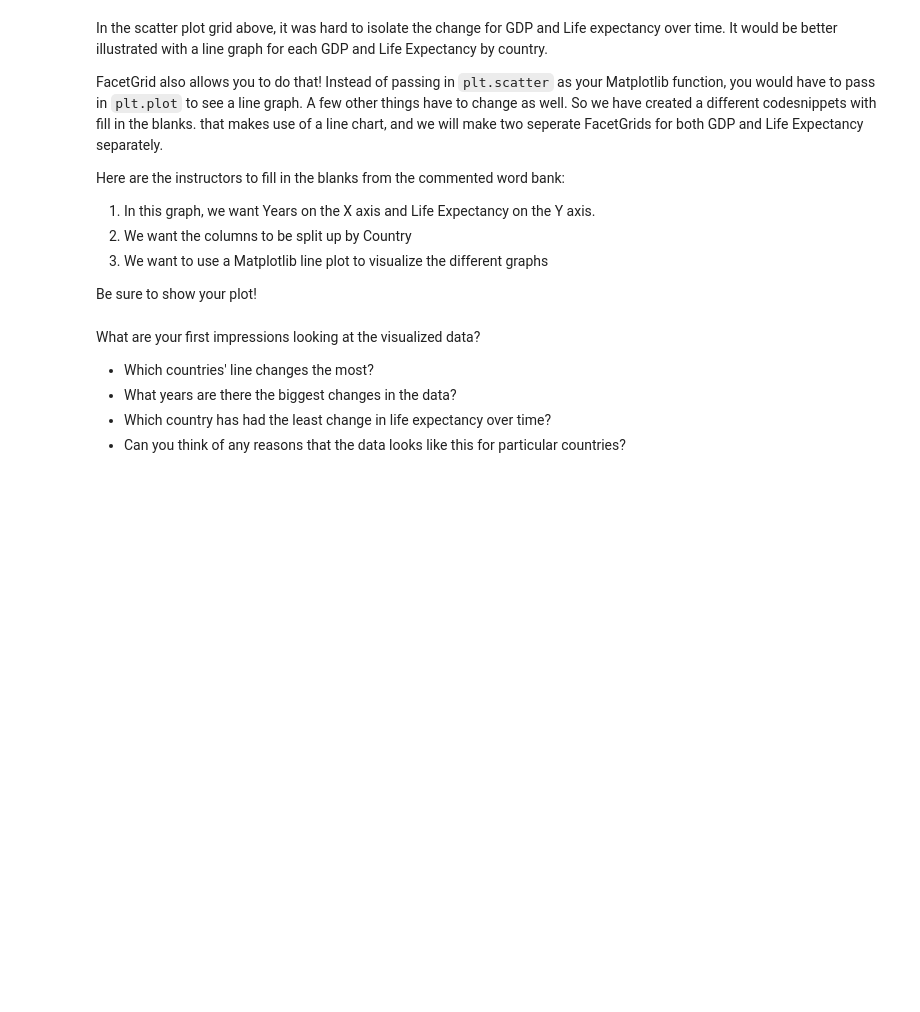
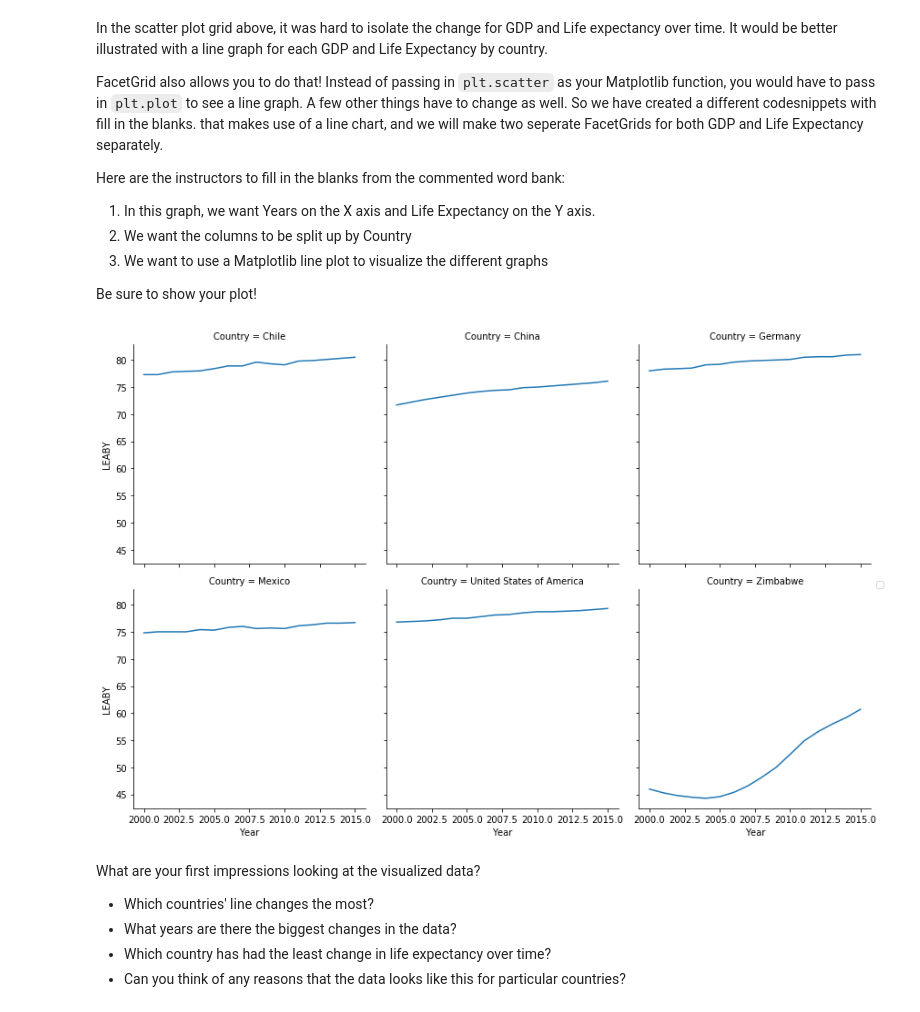
Before and after one commit to alwinruby/Life-Expectancy-and-GDP-Capstone, a Jupyter notebook: life_expectancy_gdp.ipynb, the cells around one changed output. Drawn from its saved outputs; the diff is of its cells as text; code cells hidden in the pictures; blank space fills up the shorter version.

Commit message:
Step 9 Line Plots for Life Expectancy

```diff
--- a/life_expectancy_gdp.ipynb
+++ b/life_expectancy_gdp.ipynb
@@ -276,14 +276,18 @@ Be sure to show your plot!
 # %%
 # WORDBANK:
 # plt.plot
 # "LEABY"
 # "Year"
 # "Country"
 
+# Uncomment the code below and fill in the blanks
+g3 = sns.FacetGrid(df, col="Country", col_wrap=3, size=4)
+g3 = (g3.map(plt.plot, "Year", "LEABY").add_legend())
 
-# Uncomment the code below and fill in the blanks
-# g3 = sns.FacetGrid(df, col="__________", col_wrap=3, size=4)
-# g3 = (g3.map(__plot___, "___x__", "___y___").add_legend())
+plt.savefig("LEABYoverTimeLine.png")
+plt.show()
+# %% [output]
+[figure, added]
 # %% [markdown]
 What are your first impressions looking at the visualized data?
 
```
Also changed, not shown: parts of 1 cell of this notebook, 1 other file.
